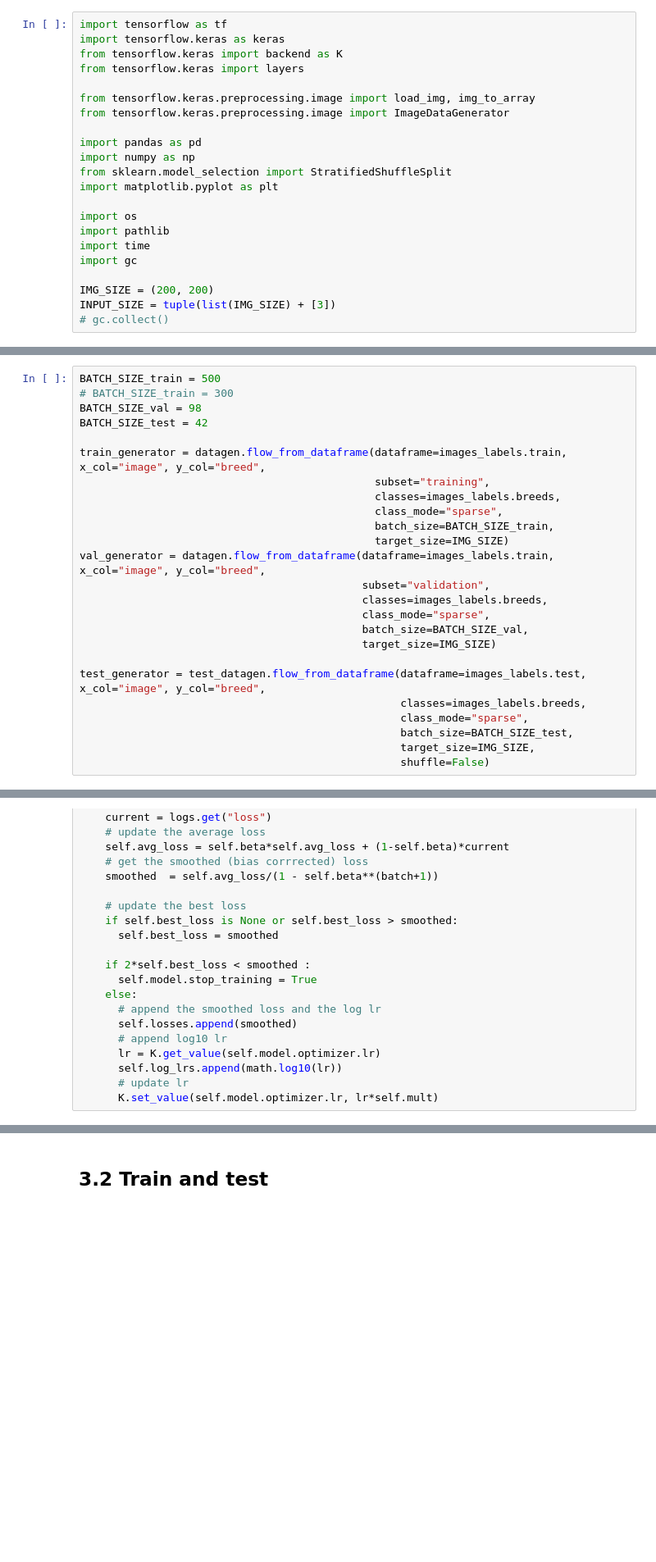
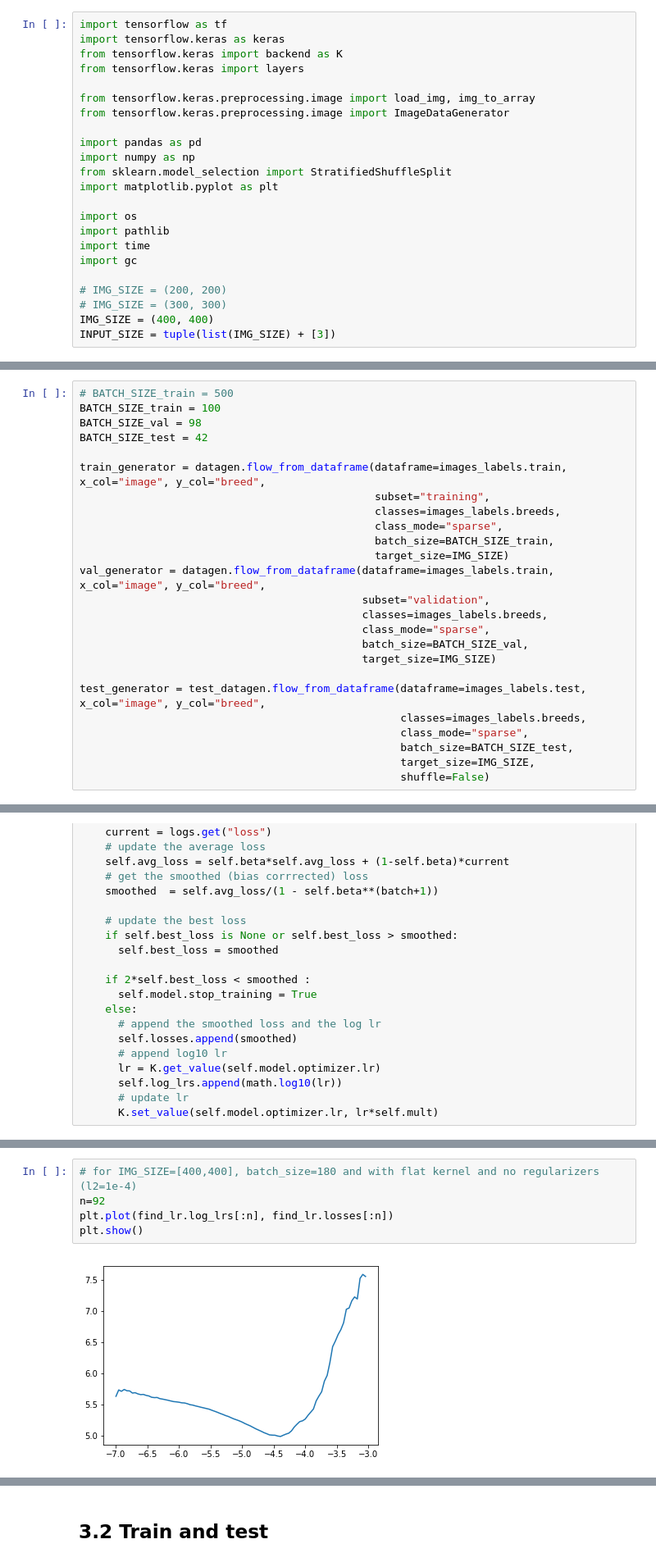
Before and after one commit to sunchengyi/dog_breeds, a Jupyter notebook: dog_classification_keras.ipynb, the cells around one changed output, grey strips where cells are left out. Shown: that part at 82% size. Cells and saved outputs as stored; diff of their text form; blank space fills up the shorter version.

Commit message:
Implement the one-cycle police to get a good learning rate. Improve the accuracy to be 91% by setting the image size to be 400. Make it concise by deleting the data exploration.

```diff
--- a/dog_classification_keras.ipynb
+++ b/dog_classification_keras.ipynb
@@ -17,9 +17,10 @@ import pathlib
 import time
 import gc
 
-IMG_SIZE = (200, 200)
+# IMG_SIZE = (200, 200)
+# IMG_SIZE = (300, 300)
+IMG_SIZE = (400, 400)
 INPUT_SIZE = tuple(list(IMG_SIZE) + [3])
-# gc.collect()
 # %%
 !wget http://vision.stanford.edu/aditya86/ImageNetDogs/images.tar
 # %% [output]
@@ -341,8 +178,8 @@ plt.imshow(next(check_gen)[0])
 # %% [markdown]
 ## 2.2 Data generators (train, validation, test)
 # %%
-BATCH_SIZE_train = 500
-# BATCH_SIZE_train = 300
+# BATCH_SIZE_train = 500
+BATCH_SIZE_train = 100
 BATCH_SIZE_val = 98
 BATCH_SIZE_test = 42
 
@@ -489,0 +332,7 @@ history = model.fit_generator(train_generator, epochs=1, steps_per_epoch=train_g
+# %%
+# for IMG_SIZE=[400,400], batch_size=180 and with flat kernel and no regularizers (l2=1e-4)
+n=92
+plt.plot(find_lr.log_lrs[:n], find_lr.losses[:n])
+plt.show()
+# %% [output]
+[figure, added]
```
Also changed, not shown: parts of 55 cells of this notebook.
